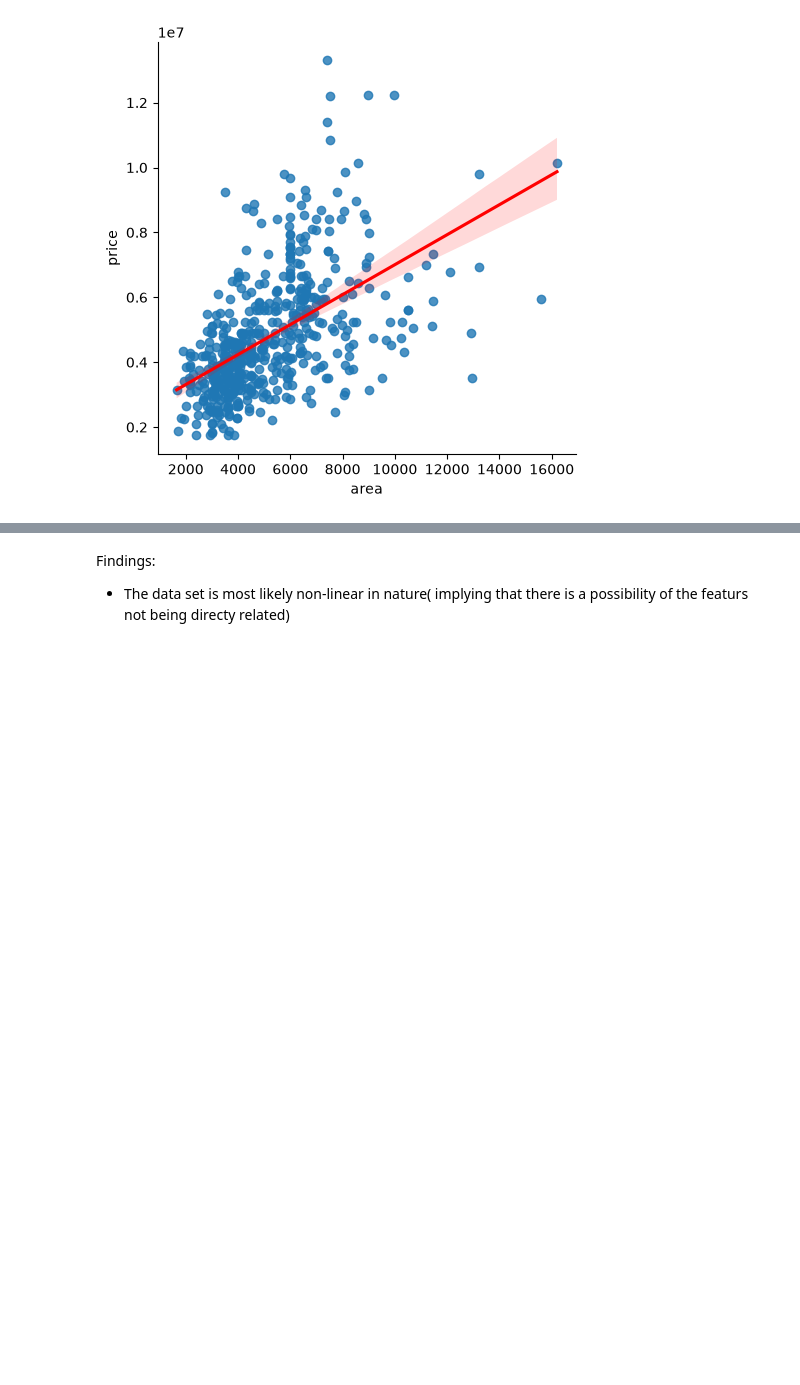
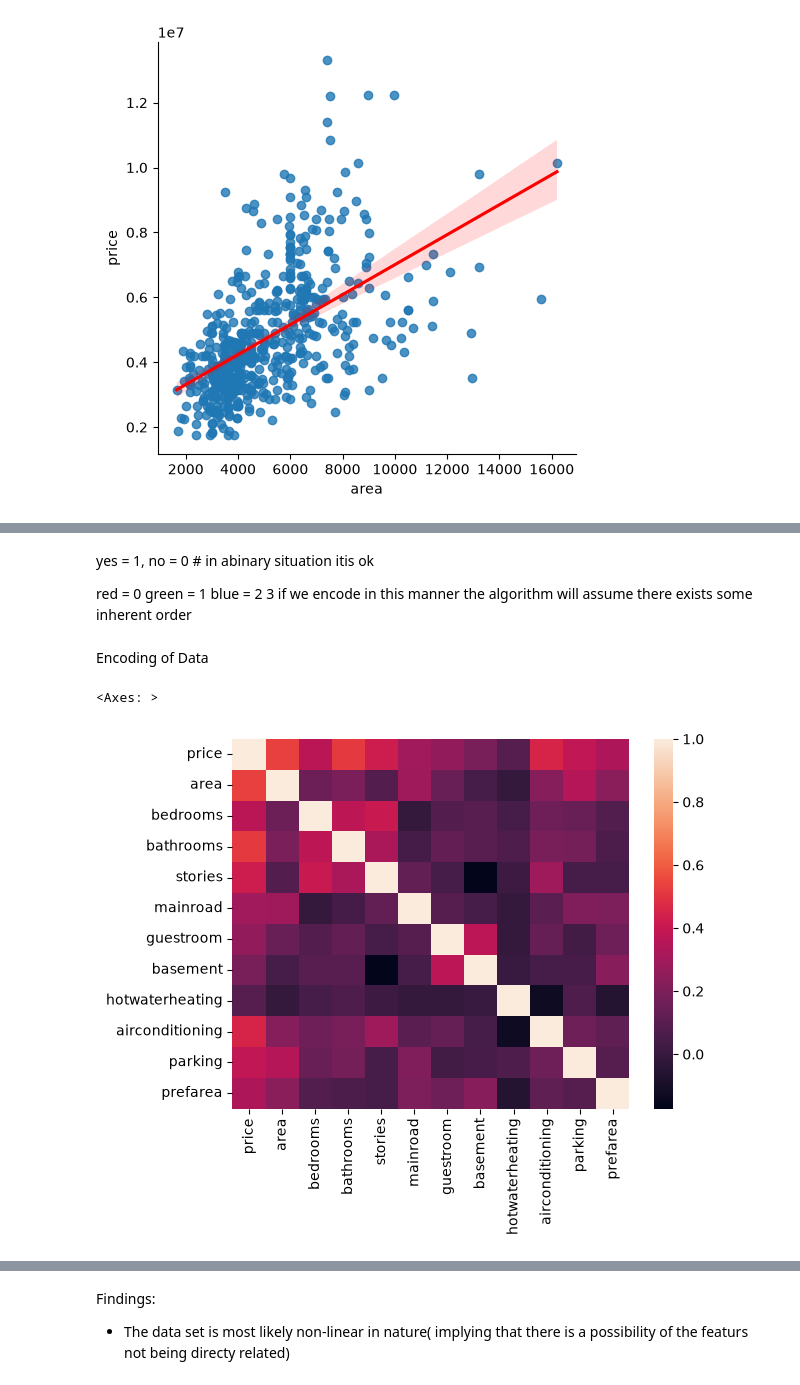
Before and after one commit to JosephRidge/ML-101-Series, a Jupyter notebook: LinearRegression/simple_linear.ipynb, the cells around one changed output, grey strips where cells are left out. Cells and saved outputs as stored; diff of their text form; code cells hidden in the pictures; blank space fills up the shorter version.

```diff
--- a/LinearRegression/simple_linear.ipynb
+++ b/LinearRegression/simple_linear.ipynb
@@ -132,0 +221,6 @@ sns.lmplot(data=df, x="area", y="price",line_kws= {"color" : "red"})
+# %%
+target_columns = ['price', 'area', 'bedrooms', 'bathrooms', 'stories', 'mainroad',
+       'guestroom', 'basement', 'hotwaterheating', 'airconditioning',
+       'parking', 'prefarea'] # dropped 'furnishingstatus' temporarily
+df_3 = df[target_columns]
+df_3.head()
@@ -132,0 +252,11 @@ sns.lmplot(data=df, x="area", y="price",line_kws= {"color" : "red"})
+# %% [markdown]
+yes = 1, no = 0 # in abinary situation itis ok
+
+red = 0   green = 1  blue = 2 3 if we encode in this manner the algorithm will assume there exists some inherent order
+# %% [markdown]
+Encoding of Data
+# %%
+sns.heatmap(df_3.corr())
+# %% [output]
+<Axes: >
+[figure, added]
```
Also changed, not shown: parts of 25 cells of this notebook.
